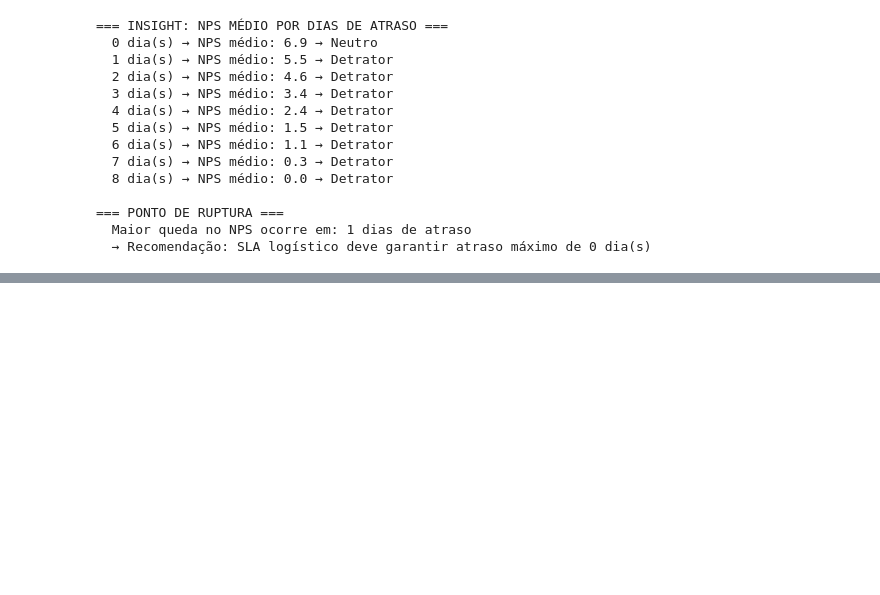
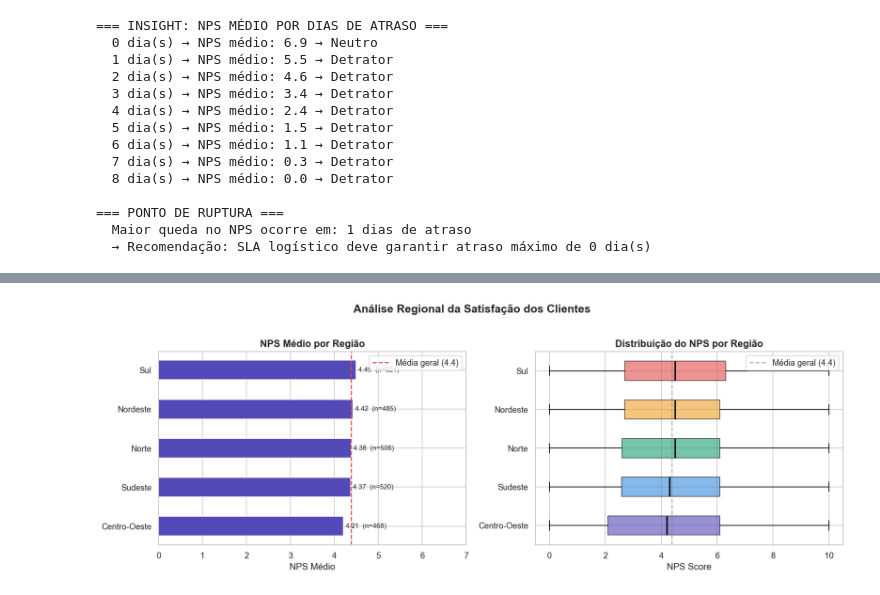
Before and after one commit to GuilhermeDinizLeocadio/Fiap-Nps-Preditivo, a Jupyter notebook: notebooks/01_eda.ipynb, the cells around one changed output, grey strips where cells are left out. Saved outputs shown, nothing was run; the diff lists cells and outputs as text; code cells hidden in the pictures; blank space fills up the shorter version.

Commit message:
EDA: atualiza notebook completo com todas as células 1 a 10

```diff
--- a/notebooks/01_eda.ipynb
+++ b/notebooks/01_eda.ipynb
@@ -333,0 +430,86 @@ print(f"  → Recomendação: SLA logístico deve garantir atraso máximo de "
+# %%
+# ============================================================
+# SEÇÃO 8 - ANÁLISE REGIONAL vs NPS
+# ============================================================
+
+fig, axes = plt.subplots(1, 2, figsize=(14, 5))
+
+# --- Dados por região ---
+nps_regiao = (df.groupby('customer_region')['nps_score']
+              .agg(['mean', 'count', 'std'])
+              .reset_index()
+              .sort_values('mean'))
+
+# --- Gráfico 1: NPS médio por região ---
+bars = axes[0].barh(nps_regiao['customer_region'],
+                    nps_regiao['mean'],
+                    color='#534AB7', edgecolor='white', height=0.5)
+
+# Linha da média geral
+media_geral = df['nps_score'].mean()
+axes[0].axvline(media_geral, color='#E24B4A', linestyle='--',
+                linewidth=1.5, label=f'Média geral ({media_geral:.1f})')
+
+# Rótulos de valor
+for bar, (_, row) in zip(bars, nps_regiao.iterrows()):
+    axes[0].text(row['mean'] + 0.05,
+                 bar.get_y() + bar.get_height()/2,
+                 f"{row['mean']:.2f}  (n={int(row['count'])})",
+                 va='center', fontsize=9)
+
+axes[0].set_title('NPS Médio por Região', fontsize=13, fontweight='bold')
+axes[0].set_xlabel('NPS Médio')
+axes[0].legend()
+axes[0].set_xlim(0, 7)
+
+# --- Gráfico 2: Distribuição do NPS por região (boxplot) ---
+regioes_ordenadas = nps_regiao['customer_region'].tolist()
+dados_box = [df[df['customer_region'] == r]['nps_score'].values
+             for r in regioes_ordenadas]
+
+bp = axes[1].boxplot(dados_box, labels=regioes_ordenadas,
+                     patch_artist=True, vert=False,
+                     medianprops=dict(color='black', linewidth=2))
+
+cores_box = ['#534AB7', '#378ADD', '#1D9E75', '#EF9F27', '#E24B4A']
+for patch, cor in zip(bp['boxes'], cores_box):
+    patch.set_facecolor(cor)
+    patch.set_alpha(0.6)
+
+axes[1].set_title('Distribuição do NPS por Região',
+                  fontsize=13, fontweight='bold')
+axes[1].set_xlabel('NPS Score')
+axes[1].axvline(media_geral, color='gray', linestyle='--',
+                alpha=0.6, label=f'Média geral ({media_geral:.1f})')
+axes[1].legend()
+
+plt.suptitle('Análise Regional da Satisfação dos Clientes',
+             fontsize=15, fontweight='bold', y=1.02)
+plt.tight_layout()
+plt.savefig('../reports/figures/05_analise_regional.png', bbox_inches='tight')
+plt.show()
+
+# Insights numéricos
+print("=== INSIGHT: NPS POR REGIÃO ===")
+for _, row in nps_regiao.sort_values('mean', ascending=False).iterrows():
+    diff = row['mean'] - media_geral
+    sinal = '+' if diff > 0 else ''
+    print(f"  {row['customer_region']:<15} → NPS médio: {row['mean']:.2f}  "
+          f"({sinal}{diff:.2f} vs média geral)  "
+          f"n={int(row['count'])}  desvio={row['std']:.2f}")
+
+print(f"\n=== AMPLITUDE REGIONAL ===")
+maior = nps_regiao['mean'].max()
+menor = nps_regiao['mean'].min()
+print(f"  Maior NPS: {maior:.2f}")
+print(f"  Menor NPS: {menor:.2f}")
+print(f"  Diferença: {maior - menor:.2f} pontos")
+
+if maior - menor < 1.0:
+    print(f"\n  → Diferença pequena: problema é SISTÊMICO, não regional")
+    print(f"  → A insatisfação afeta todas as regiões igualmente")
+else:
+    print(f"\n  → Diferença relevante: há componente REGIONAL no problema")
+    print(f"  → Regiões específicas precisam de atenção logística")
+# %% [output]
+[figure, added]
```
Also changed, not shown: parts of 5 cells of this notebook.
